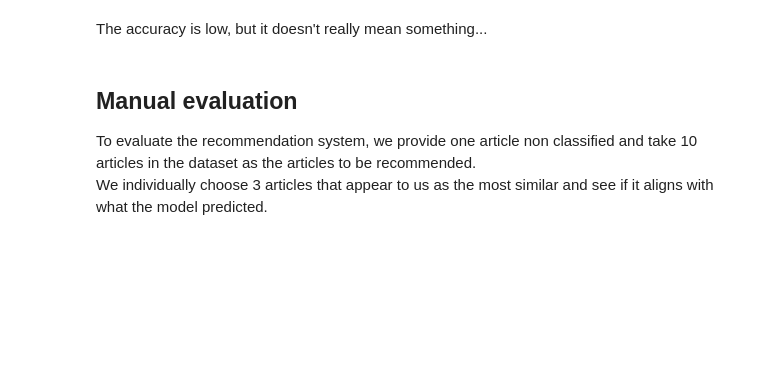
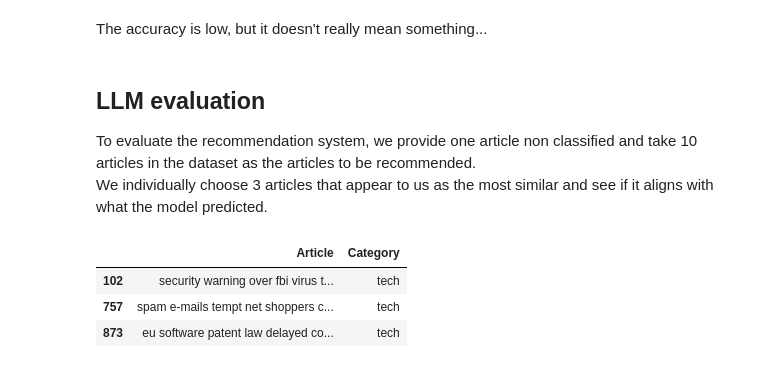
Before and after one commit to Marouan-git/BBC_news_classification, a Jupyter notebook: articles_recommendations.ipynb, the cells around one changed output. Cells and saved outputs as stored; diff of their text form; code cells hidden in the pictures; blank space fills up the shorter version.

Commit message:
LLM evaluation

```diff
--- a/articles_recommendations.ipynb
+++ b/articles_recommendations.ipynb
@@ -371,7 +371,7 @@ accuracy
 # %% [markdown]
 The accuracy is low, but it doesn't really mean something...
 # %% [markdown]
-## Manual evaluation
+## LLM evaluation
 
 To evaluate the recommendation system, we provide one article non classified and take 10 articles in the dataset as the articles to be recommended.
 We individually choose 3 articles that appear to us as the most similar and see if it aligns with what the model predicted.
@@ -401,5 +405,11 @@ article = articles_test.iloc[1]["Text"]
 # %%
 similiar_articles, articles = most_similar_ten_articles(article, "tech")
+similiar_articles
+# %% [output]
+|  | Article | Category |
+| 102 | security warning over fbi virus t... | tech |
+| 757 | spam e-mails tempt net shoppers c... | tech |
+| 873 | eu software patent law delayed co... | tech |
 # %%
 with open("./data/ten_articles.txt", "w") as f :
     for article in articles["Article"] :
```
Also changed, not shown: parts of 6 cells of this notebook.
